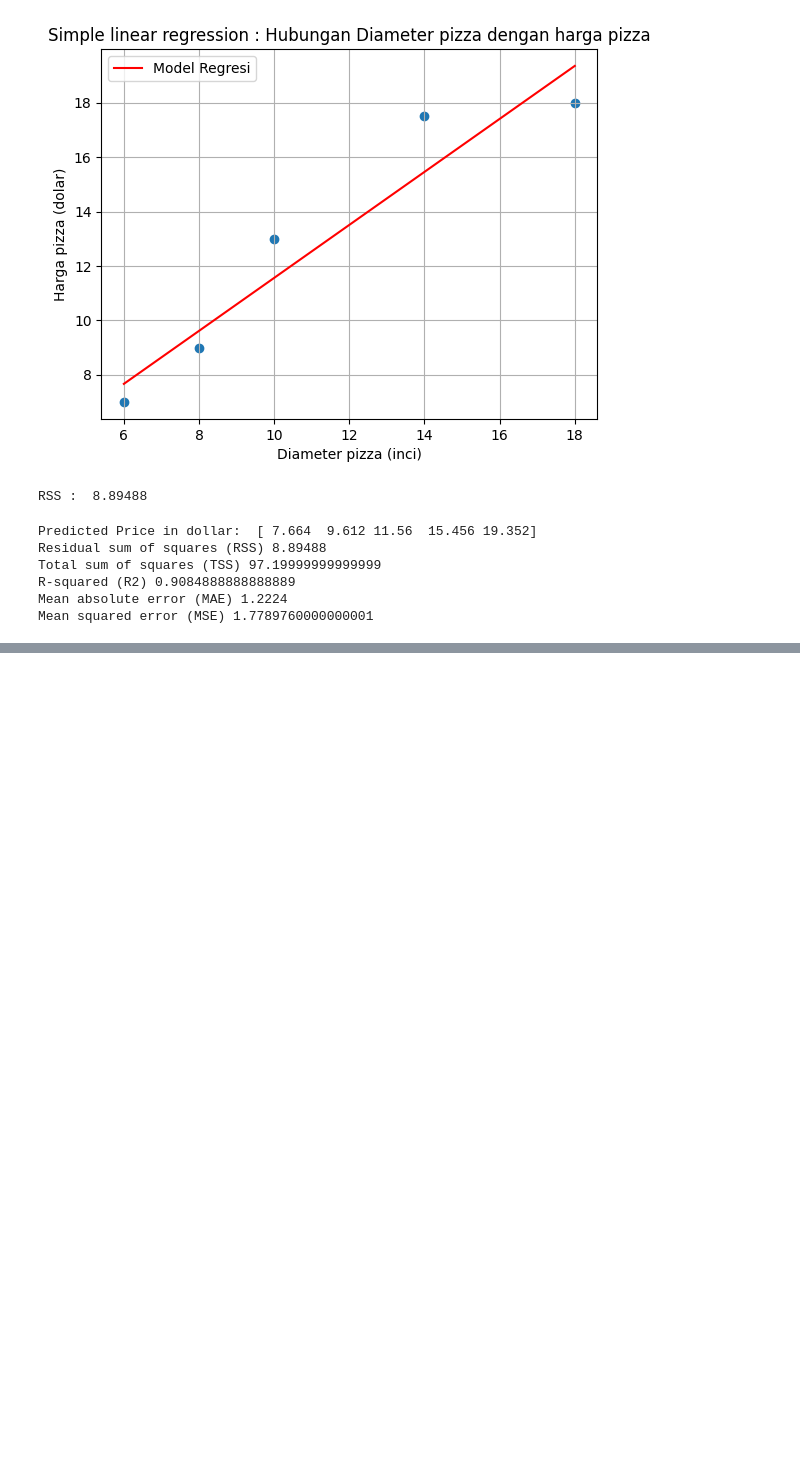
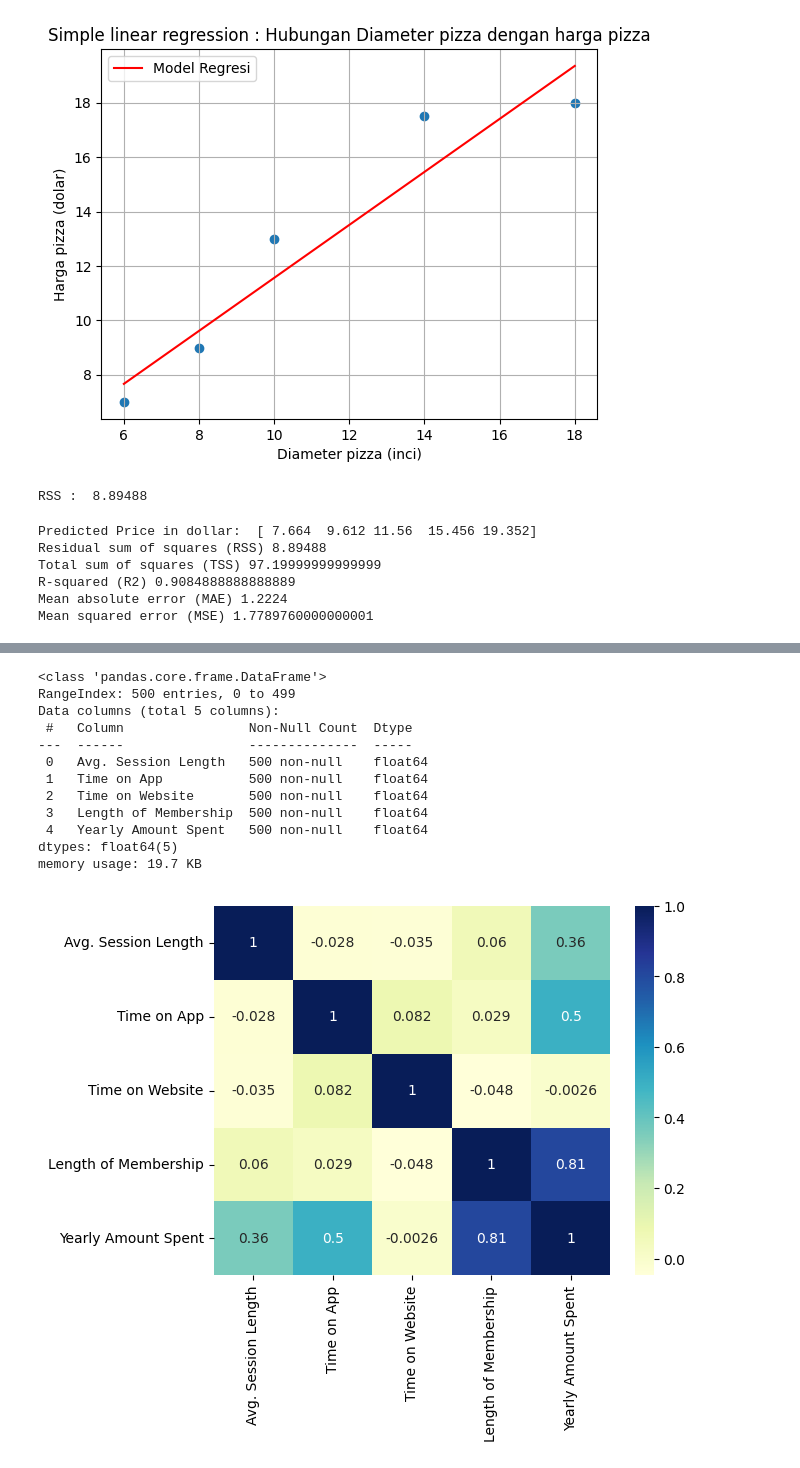
Before and after one commit to Saonoke/machine-learning-2024, a Jupyter notebook: week3.ipynb, the cells around one changed output, grey strips where cells are left out. Saved outputs shown, nothing was run; the diff lists cells and outputs as text; code cells hidden in the pictures; blank space fills up the shorter version.

```diff
--- a/week3.ipynb
+++ b/week3.ipynb
@@ -88,0 +157,2 @@ Mean squared error (MSE) 1.7789760000000001
+# %%
+data = pd.read_csv('dataset.csv')
@@ -88,0 +204,19 @@ Mean squared error (MSE) 1.7789760000000001
+# %%
+data = data.drop(columns=['Email','Address','Avatar'])
+data.info()
+sns.heatmap(data.corr(), cmap="YlGnBu", annot=True)
+plt.show()
+# %% [output]
+<class 'pandas.core.frame.DataFrame'>
+RangeIndex: 500 entries, 0 to 499
+Data columns (total 5 columns):
+ #   Column                Non-Null Count  Dtype
+---  ------                --------------  -----
+ 0   Avg. Session Length   500 non-null    float64
+ 1   Time on App           500 non-null    float64
+ 2   Time on Website       500 non-null    float64
+ 3   Length of Membership  500 non-null    float64
+ 4   Yearly Amount Spent   500 non-null    float64
+dtypes: float64(5)
+memory usage: 19.7 KB
+[figure, added]
```
Also changed, not shown: parts of 19 cells of this notebook.
